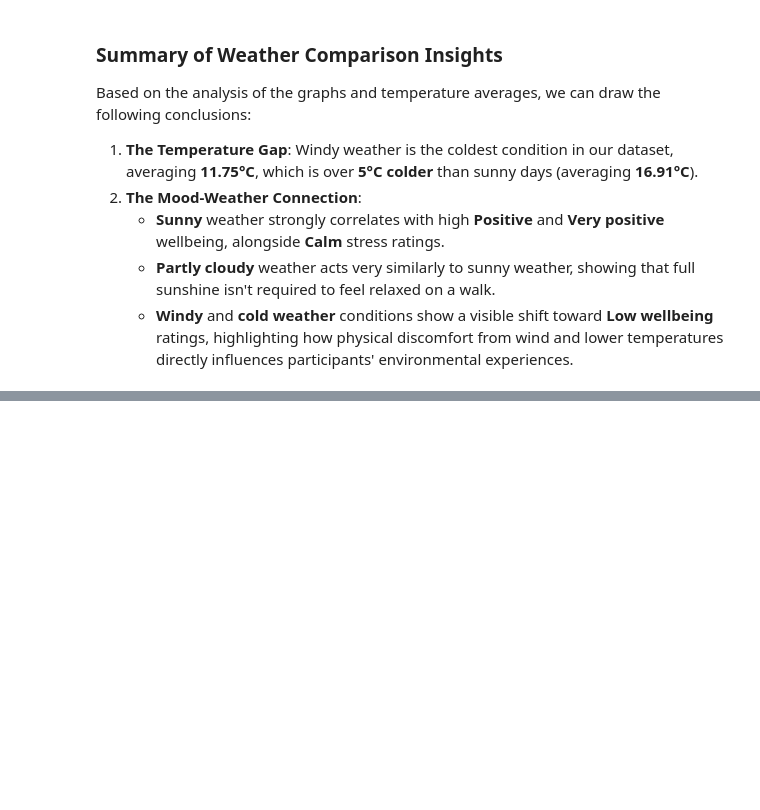
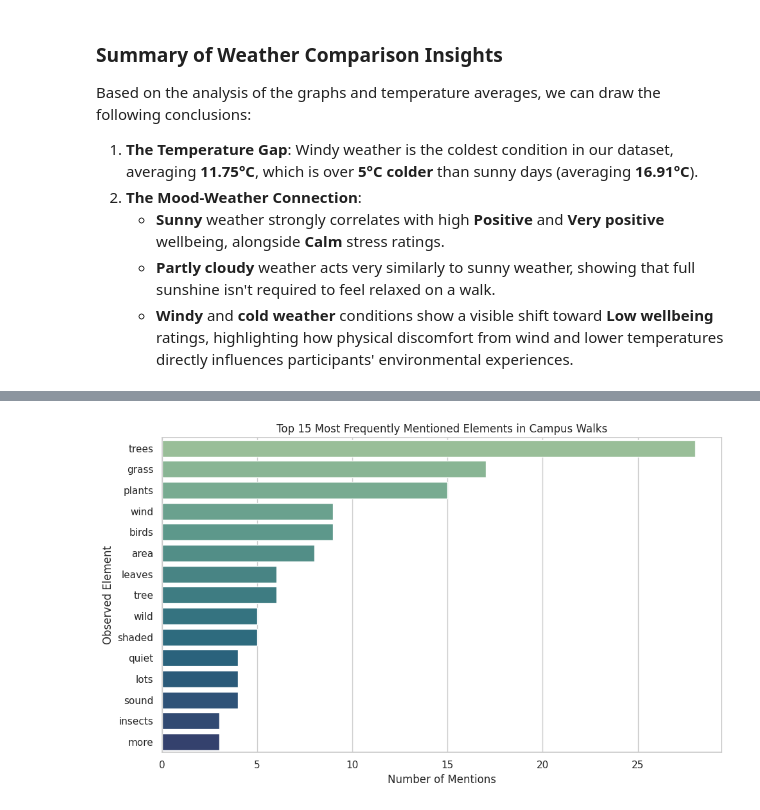
Before and after one commit to CarlosMDSN/ml-campus_data_project-python, a Jupyter notebook: CampusDatasetProject.ipynb, the cells around one changed output, grey strips where cells are left out. Cells and saved outputs as stored; diff of their text form; code cells hidden in the pictures; blank space fills up the shorter version.

```diff
--- a/CampusDatasetProject.ipynb
+++ b/CampusDatasetProject.ipynb
@@ -191,0 +329,37 @@ Based on the analysis of the graphs and temperature averages, we can draw the fo
+# %%
+import pandas as pd
+import matplotlib.pyplot as plt
+import seaborn as sns
+from collections import Counter
+import re
+
+# Filter out missing records
+text_df = df.dropna(subset=['most_notable_nature_element']).copy()
+
+# Helper to tokenize and clean words
+def clean_and_tokenize(text):
+    # Convert to lowercase and remove punctuation
+    text = re.sub(r'[^a-zA-Z\s]', '', str(text).lower())
+    words = text.split()
+    # Exclude common small words (stopwords)
+    stopwords = {'and', 'the', 'a', 'of', 'in', 'on', 'with', 'at', 'to', 'for', 'or', 'is', 'are', 'was', 'very', 'some', 'few'}
+    return [w for w in words if w not in stopwords]
+
+# Combine and count all words
+all_words = []
+for text in text_df['most_notable_nature_element']:
+    all_words.extend(clean_and_tokenize(text))
+
+word_counts = Counter(all_words)
+common_words_df = pd.DataFrame(word_counts.most_common(15), columns=['Word', 'Frequency'])
+
+# Visualize top noted elements
+plt.figure(figsize=(10, 6))
+sns.barplot(data=common_words_df, x='Frequency', y='Word', palette='crest', hue='Word', legend=False)
+plt.title('Top 15 Most Frequently Mentioned Elements in Campus Walks')
+plt.xlabel('Number of Mentions')
+plt.ylabel('Observed Element')
+plt.tight_layout()
+plt.show()
+# %% [output]
+[figure, added]
```
Also changed, not shown: parts of 9 cells of this notebook.
